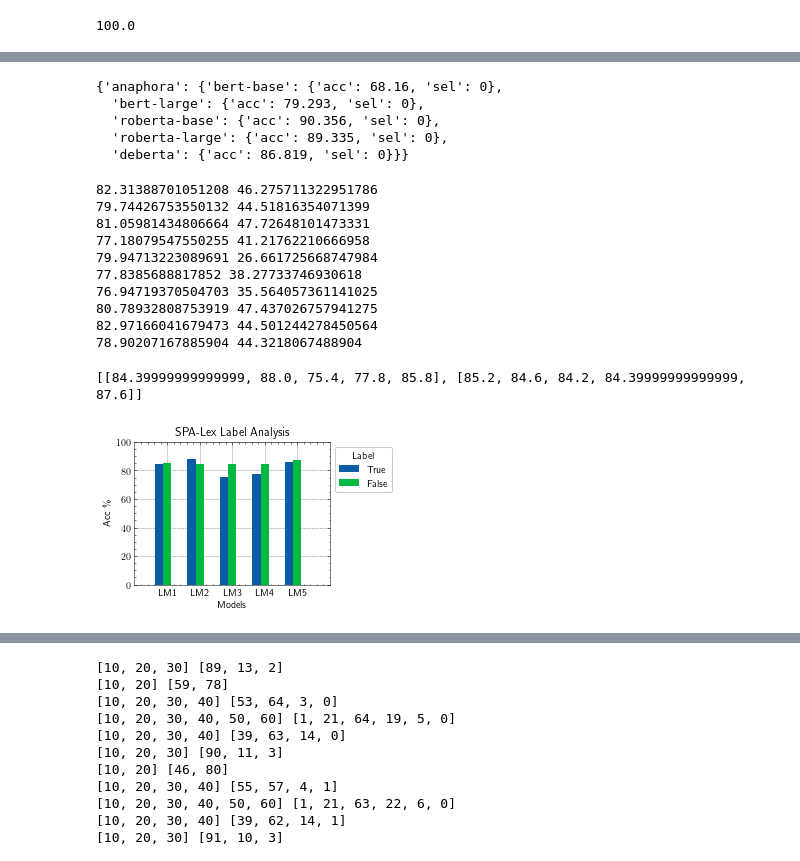
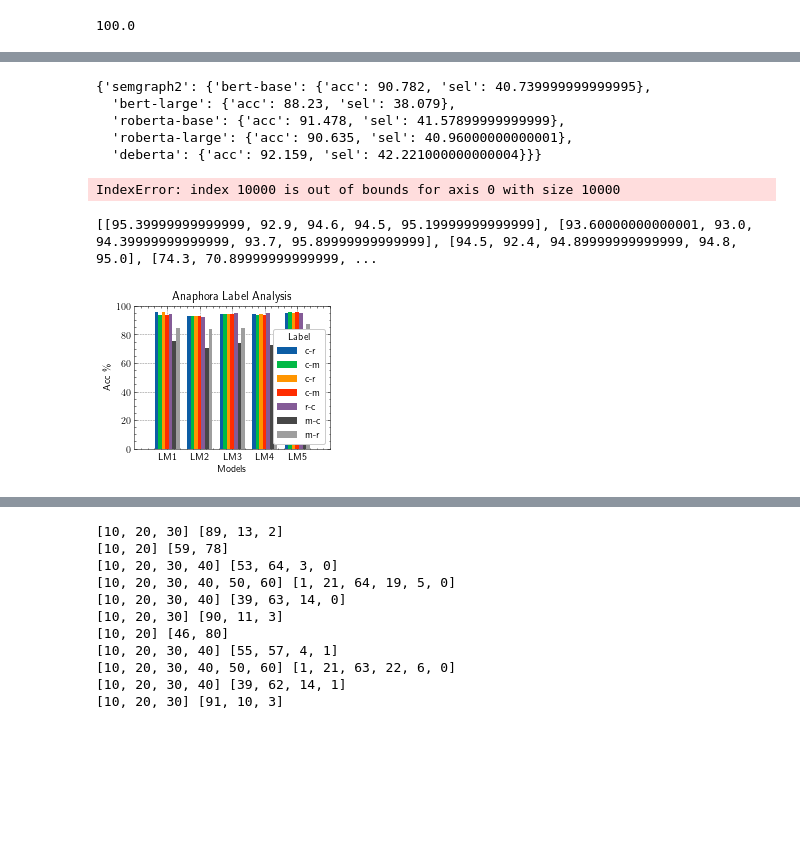
Before and after one commit to eric11eca/curriculum-ling, a Jupyter notebook: qualitative_analysis.ipynb, the cells around one changed output, grey strips where cells are left out. Drawn from its saved outputs; the diff is of its cells as text; code cells hidden in the pictures; blank space fills up the shorter version.

Commit message:
label-wised qualitative analysis

```diff
--- a/qualitative_analysis.ipynb
+++ b/qualitative_analysis.ipynb
@@ -23,15 +23,15 @@ MODEL_VAL_NAMES = {
     "deberta": "deberta",
 }
 
-task_list = ["contradict_vertex"]
+task_list = ["semgraph2"]
 
 linear_eval_result = {}
 for task in task_list:
   task_result = {}
   for model in MODEL_VAL_NAMES:
     model_name = MODEL_VAL_NAMES[model]
-    metrics = py_io.read_json(f"./runs/{task}/{model_name}/main/val_metrics.json")
-    metrics_control = py_io.read_json(f"./runs/{task}/{model_name}-control/main/val_metrics.json")
+    metrics = py_io.read_json(f"./runs/{task}/{model_name}/val_metrics.json")
+    metrics_control = py_io.read_json(f"./runs/{task}/{model_name}-control/val_metrics.json")
     accuracy = round(metrics[task]['metrics']['minor']['acc']*100, 3)
     selective = accuracy - round(metrics_control[task]['metrics']['minor']['acc_and_f1_micro']*100, 3)
     task_result[model_name] = {'acc':accuracy, 'sel':selective}
@@ -47,23 +47,23 @@ linear_eval_result
 # %%
 mlp_eval_result = {}
-for task in ["anaphora"]:
+for task in ["semgraph2"]:
   task_result = {}
   for model in MODEL_VAL_NAMES:
     model_name = MODEL_VAL_NAMES[model]
-    metrics = py_io.read_json(f"./runs/{task}/{model_name}-mlp/val_metrics.json")
-    #metrics_control = py_io.read_json(f"./runs/{task}/{model_name}-mlp-control/val_metrics.json")
+    metrics = py_io.read_json(f"./runs/{task}/{model_name}-mlp/main/val_metrics.json")
+    metrics_control = py_io.read_json(f"./runs/{task}/{model_name}-mlp-control/main/val_metrics.json")
     accuracy = round(metrics[task]['metrics']['minor']['acc_and_f1_micro']*100, 3)
-    #selective = accuracy - round(metrics_control[task]['metrics']['minor']['f1_micro']*100, 3)
-    task_result[model_name] = {'acc':accuracy, 'sel':0}
+    selective = accuracy - round(metrics_control[task]['metrics']['minor']['acc']*100, 3)
+    task_result[model_name] = {'acc':accuracy, 'sel':selective}
   mlp_eval_result[task] = task_result
 
 mlp_eval_result
 # %% [output]
-{'anaphora': {'bert-base': {'acc': 68.16, 'sel': 0},
-  'bert-large': {'acc': 79.293, 'sel': 0},
-  'roberta-base': {'acc': 90.356, 'sel': 0},
-  'roberta-large': {'acc': 89.335, 'sel': 0},
-  'deberta': {'acc': 86.819, 'sel': 0}}}
+{'semgraph2': {'bert-base': {'acc': 90.782, 'sel': 40.739999999999995},
+  'bert-large': {'acc': 88.23, 'sel': 38.079},
+  'roberta-base': {'acc': 91.478, 'sel': 41.57899999999999},
+  'roberta-large': {'acc': 90.635, 'sel': 40.96000000000001},
+  'deberta': {'acc': 92.159, 'sel': 42.221000000000004}}}
 # %%
 from allennlp.predictors.predictor import Predictor
 import allennlp_models.tagging
@@ -101,12 +101,10 @@ def semantic_similarity(sentence1, sentence2):
   cosine_scores = util.pytorch_cos_sim(embeddings1, embeddings2)
   return cosine_scores[0][0]
 # %%
-
-
 import torch
 import numpy as np
 
-task_name = "relational_vertex"
+task_name = "semgraph2"
 exp_names = ["bert-base", "bert-large", "roberta-base", "roberta-large", "deberta", "bert-base-mlp", "bert-large-mlp", "roberta-base-mlp", "roberta-large-mlp", "deberta-mlp"]
 labels = py_io.read_json(f"./analyze/{task_name}/val_labels.json")
 val_labels = np.array(labels)
@@ -115,8 +113,8 @@ control_labels = np.array(control_labels)
 mean = True
 
 for exp in exp_names:
-  val_preds = torch.load(f'runs/{task_name}/{exp}/main/val_preds.p')
-  control_preds = torch.load(f'runs/{task_name}/{exp}-control/main/val_preds.p')
+  val_preds = torch.load(f'runs/{task_name}/{exp}/val_preds.p')
+  control_preds = torch.load(f'runs/{task_name}/{exp}-control/val_preds.p')
   preds = val_preds[f'{task_name}']['preds']
   preds_control = control_preds[f'{task_name}']['preds']
 
@@ -140,23 +138,15 @@ for exp in exp_names:
 
   #print(positive)
   #print(negative)
-  metrics_control = py_io.read_json(f"./runs/{task}/{exp}-control/main/val_metrics.json")
+  metrics_control = py_io.read_json(f"./runs/{task_name}/{exp}-control/val_metrics.json")
   accuracy = positive / (positive + negative)
-  control = metrics_control[task]['metrics']['minor']['acc_and_f1_micro']
+  accuracy = py_io.read_json(f"./runs/{task_name}/{exp}/val_metrics.json")[task_name]['metrics']['minor']['acc']
+  control = metrics_control[task_name]['metrics']['minor']['acc_and_f1_micro']
   #positive_con / (positive_con + negative_con)
   #metrics_control[task]['metrics']['minor']['f1_micro']
-  print(accuracy*100, (accuracy-control)*100)
+  print(round(accuracy*100, 3), round((accuracy-control)*100, 3))
 # %% [output]
-82.31388701051208 46.275711322951786
-79.74426753550132 44.51816354071399
-81.05981434806664 47.72648101473331
-77.18079547550255 41.21762210666958
-79.94713223089691 26.661725668747984
-77.8385688817852 38.27733746930618
-76.94719370504703 35.564057361141025
-80.78932808753919 47.437026757941275
-82.97166041679473 44.501244278450564
-78.90207167885904 44.3218067488904
+IndexError: index 10000 is out of bounds for axis 0 with size 10000
 # %%
 import jiant.utils.python.io as py_io
 import matplotlib.pyplot as plt
@@ -165,45 +155,53 @@ from math import ceil
 
 pparam = dict(xlabel='Models', ylabel='Acc \%')
 accuracy_log = []
-task_name = "lexical"
+task_name = "semgraph2"
 
 exp_list = ['bert-base-mlp', 'bert-large-mlp','roberta-base-mlp','roberta-large-mlp','deberta-mlp']
 for exp in exp_list:
     report = py_io.read_json(f'./analyze/{task_name}/preds_log_{exp}.json')
     accuracy_log.append(report['label_acc'])
 
 label_acc = [0] * len(accuracy_log[0])
 for i in range(len(label_acc)):
     label_acc[i] = [acc[i]*100 for acc in accuracy_log]
 print(label_acc)
 
 labels = ['LM1', 'LM2', 'LM3', 'LM4', 'LM5']
 
 x = np.arange(len(labels))  # the label locations
-width = 0.25  # the width of the bars
+x = np.array([0,5,10,15,20])
+width = 0.55  # the width of the bars
 #label = ["↑", "↓", "="]
 #label = ["contra-sig$_1$", "contra-sig$_2$", "none"]
-#label = ["align-span$_1$", "align-span$_2$", "none"]
-label = ["True", "False"]
+#label = ["align$_1$", "align$_2$", "unalinged"]
+#label = ["aligned", "contradict", "unalinged"]
+#label = ["aligned", "unalinged"]
+label = ['c-r','c-m','r-c','r-m','r-r','m-c','m-r']
 
 with plt.style.context(['science', 'grid']):
     fig, ax = plt.subplots()
+    ax.bar(x - width*3, label_acc[0], width, label=label[0])
+    ax.bar(x - width*2, label_acc[1], width, label=label[1])
     ax.bar(x - width, label_acc[0], width, label=label[0])
     ax.bar(x, label_acc[1], width, label=label[1])
-    #ax.bar(x + width, label_acc[2], width, label=label[2])
+    ax.bar(x + width, label_acc[2], width, label=label[2])
+    ax.bar(x + width*2, label_acc[5], width, label=label[5])
+    ax.bar(x + width*3, label_acc[6], width, label=label[6])
 
     ax.set_xticks(x)
     ax.set_xticklabels(labels)
-    ax.set_title('SPA-Lex Label Analysis')
-    ax.legend(title='Label', loc="upper left", bbox_to_anchor=(1, 1))
+    ax.set_title('Anaphora Label Analysis')
+    #ax.legend(title='Label', loc="lower center", ncol=3, bbox_to_anchor=(0.5, 1.1)) #bbox_to_anchor=(1, 1)
+    ax.legend(title='Label', loc="lower right")
     ax.autoscale(tight=True)
-    ax.set_xlim([-1, 5])
+    ax.set_xlim([-5, 25])
     ax.set_ylim([0, 100])
     ax.set(**pparam)
     fig.savefig(f'./analyze/{task_name}_label.pdf')
 # %% [output]
-[[84.39999999999999, 88.0, 75.4, 77.8, 85.8], [85.2, 84.6, 84.2, 84.39999999999999, 87.6]]
+[[95.39999999999999, 92.9, 94.6, 94.5, 95.19999999999999], [93.60000000000001, 93.0, 94.39999999999999, 93.7, 95.89999999999999], [94.5, 92.4, 94.89999999999999, 94.8, 95.0], [74.3, 70.89999999999999, ...
-[figure, old version]
+[figure, new version]
 # %%
 
 import os
```
Also changed, not shown: parts of 6 cells of this notebook, 2 other files.
